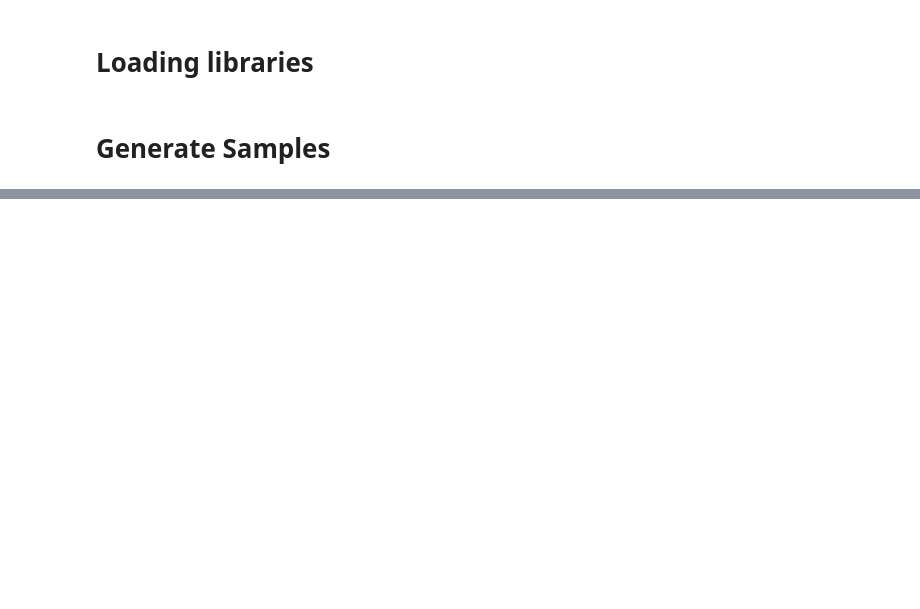
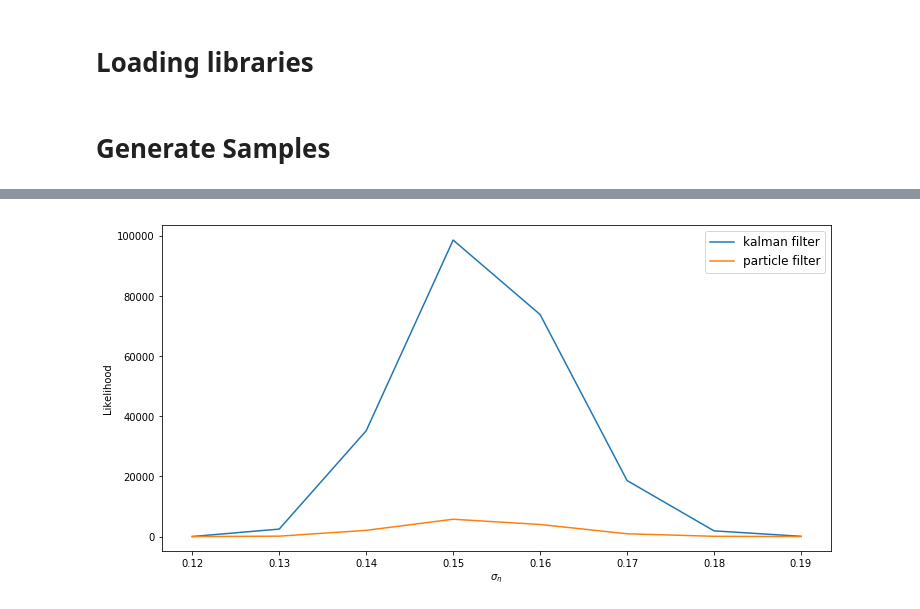
Before and after one commit to WensiDING/Particle-filters-for-Continuous-likelihood-evaluation-and-maximisation, a Jupyter notebook: AR1_Performance.ipynb, the cells around one changed output, grey strips where cells are left out. Saved outputs shown, nothing was run; the diff lists cells and outputs as text; code cells hidden in the pictures; blank space fills up the shorter version.

```diff
--- a/AR1_Performance.ipynb
+++ b/AR1_Performance.ipynb
@@ -132,0 +180,10 @@ plt.show()
+# %%
+plt.figure(figsize=(12, 6))
+plt.plot(etas, np.exp(log_likelihoods_eta[0]-log_likelihoods_eta[1][0]), label='kalman filter')
+plt.plot(etas, np.exp(log_likelihoods_eta[1]-log_likelihoods_eta[1][0]), label='particle filter')
+plt.xlabel(r'$\sigma_{\eta}$')
+plt.ylabel('Likelihood')
+plt.legend(fontsize=12)
+plt.show()
+# %% [output]
+[figure, added]
```
Also changed, not shown: parts of 16 cells of this notebook, 6 other files.
